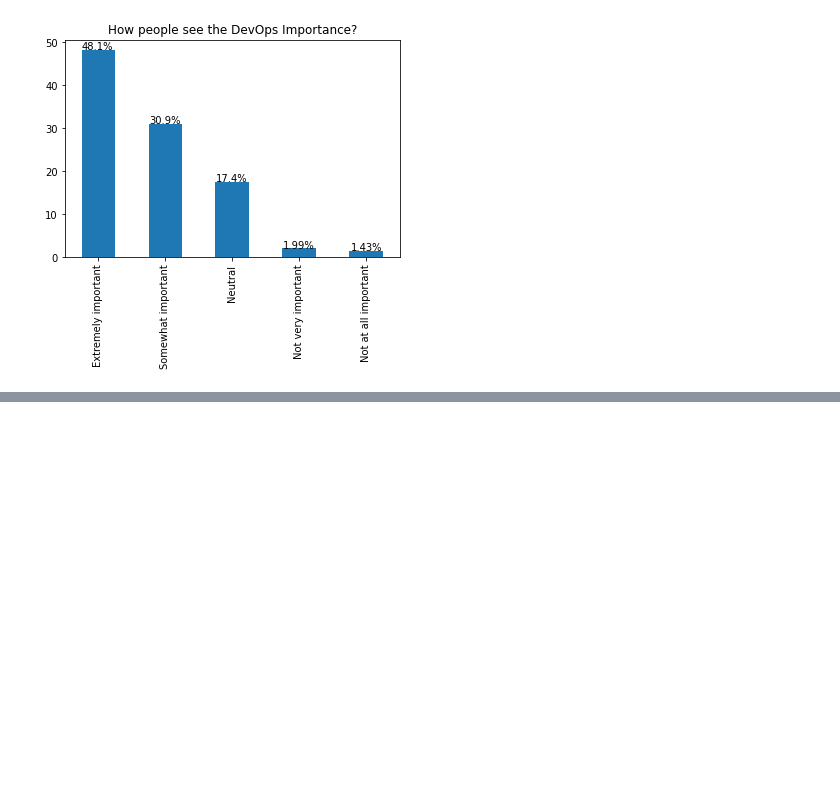
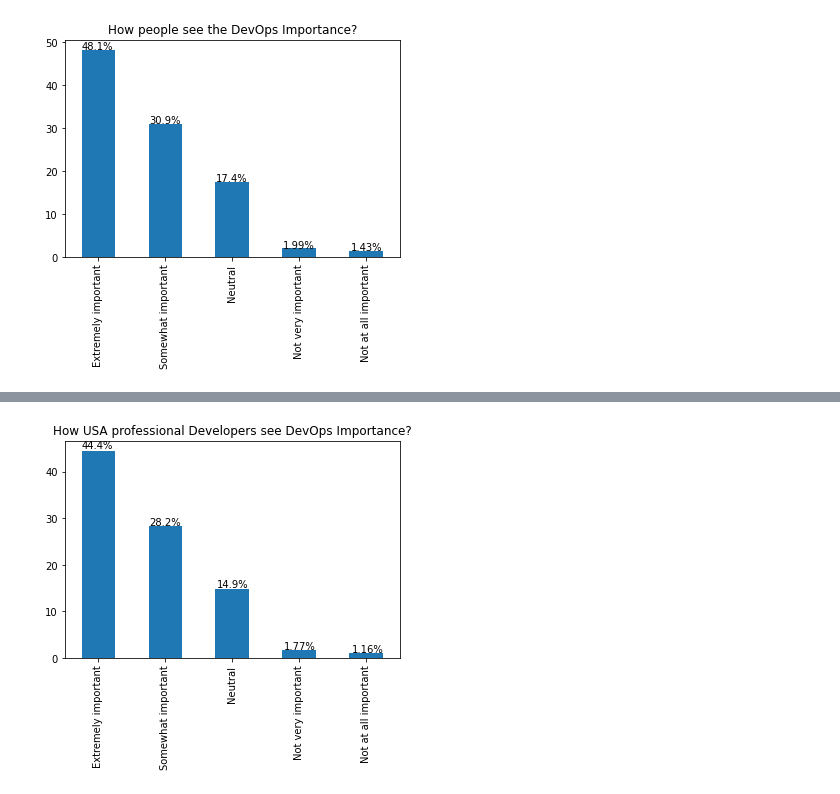
Before and after one commit to edivaldojuniorch/stackoverflow_2020_analysis, a Jupyter notebook: StackOverflow Survey 2020.ipynb, the cells around one changed output, grey strips where cells are left out. Cells and saved outputs as stored; diff of their text form; code cells hidden in the pictures; blank space fills up the shorter version.

Commit message:
Add files via upload
Update the titles and Markup from the notbook

```diff
--- a/StackOverflow Survey 2020.ipynb
+++ b/StackOverflow Survey 2020.ipynb
@@ -40,0 +94,3 @@ str(df_scheme.loc[df_scheme['Column']=='NEWDevOps']['QuestionText'].values[0])
+# %%
+df = pd.read_csv('survey_results_public.csv')
+df.head()
@@ -77,0 +173,18 @@ for p in axes.patches:
+# %%
+# Question 2 : How the professional developers see DevOps Importance?
+
+df_good = df[df['NEWDevOpsImpt'].isnull() == False]
+df_us_ = df_good
+df_us_prof = df_us_[df_us_['MainBranch']=='I am a developer by profession']
+df_us_val = df_us_prof['NEWDevOpsImpt'].value_counts()
+
+
+axes = (df_us_val/df_good.shape[0]*100).plot(kind='bar',title='How USA professional Developers see DevOps Importance?')
+for p in axes.patches:
+    axes.annotate('{0:.4}%'.format(str(p.get_height())), (p.get_x() * 1.01, p.get_height() * 1.01))
+
+
+
+#df_us_val/df_us_val.shape[0]
+# %% [output]
+[figure, added]
```
Also changed, not shown: parts of 26 cells of this notebook.
